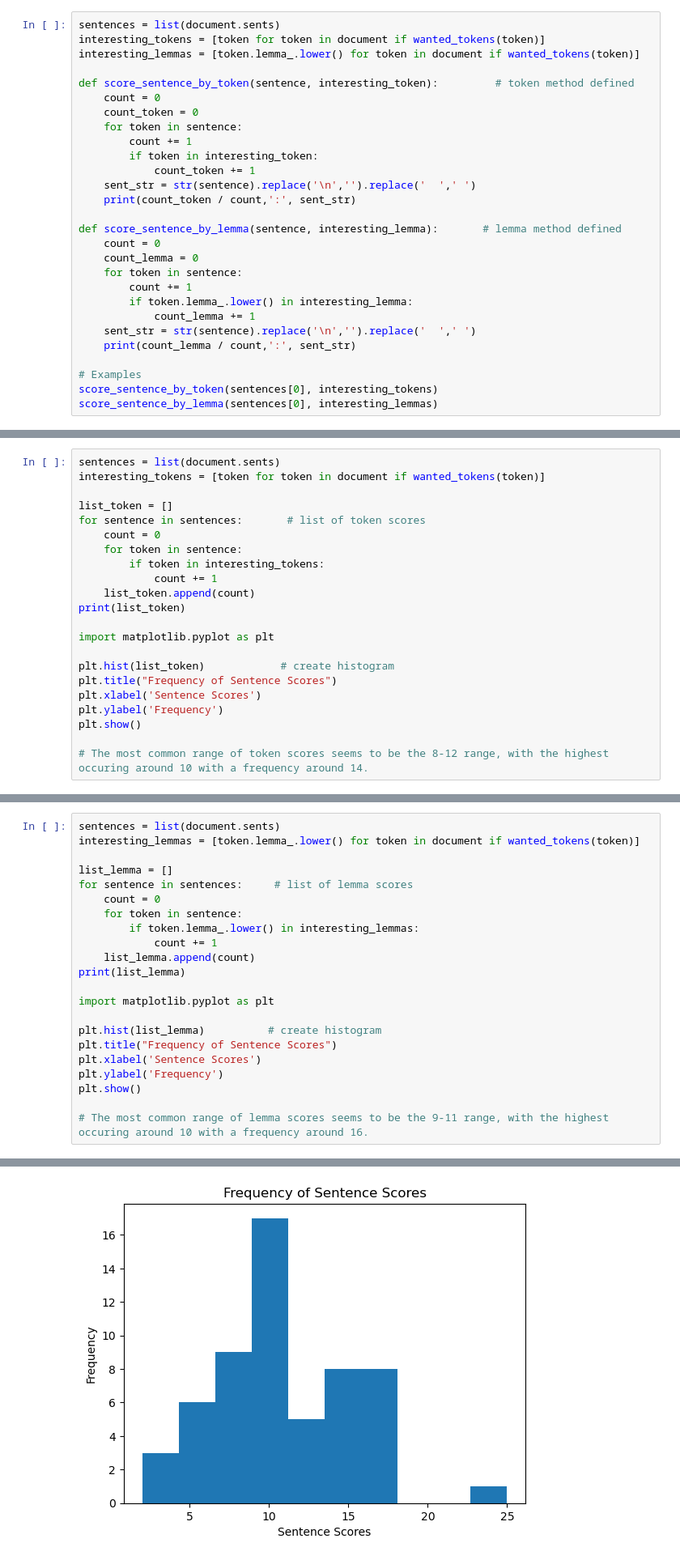
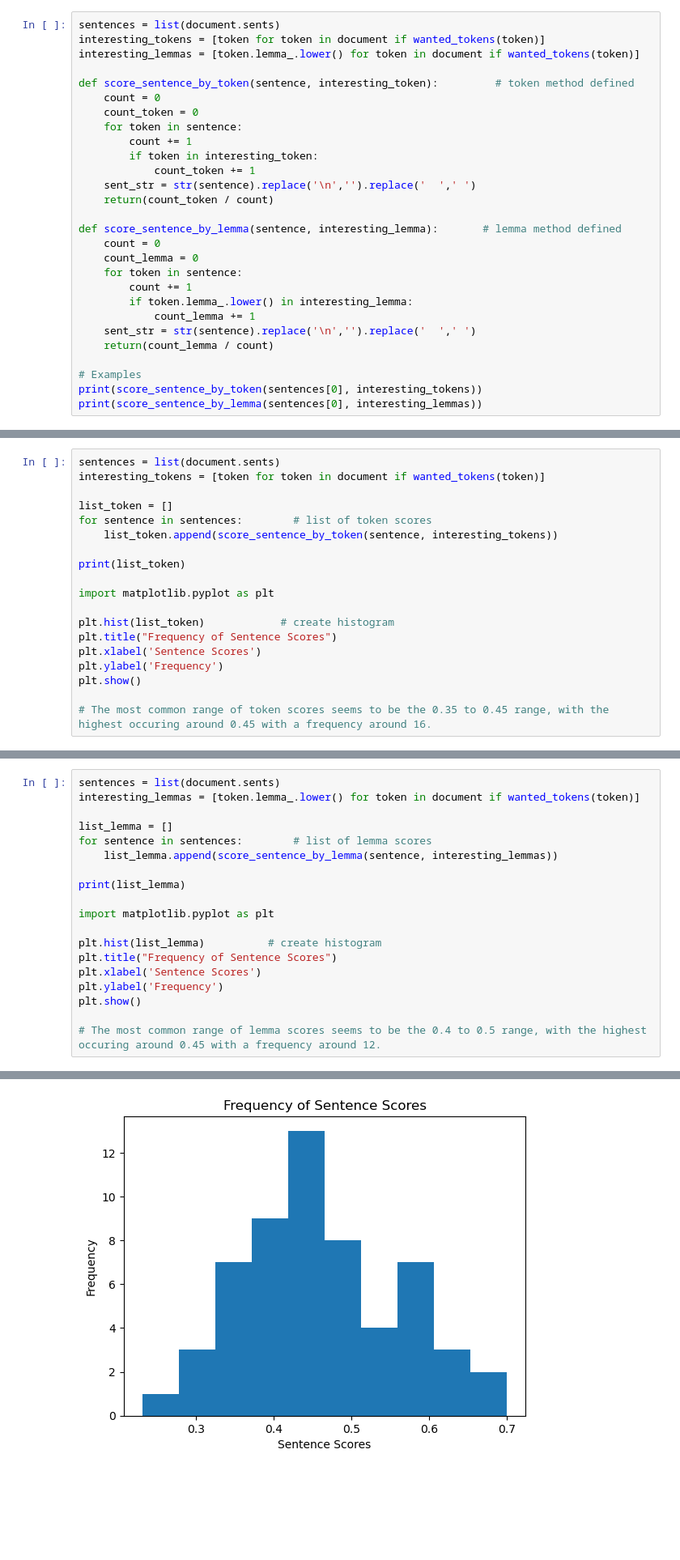
Before and after one commit to declayton/620-mod6, a Jupyter notebook: web-scraping.ipynb, the cells around one changed output, grey strips where cells are left out. Shown at 81% size. Cells and saved outputs as stored; diff of their text form; blank space fills up the shorter version.

```diff
--- a/web-scraping.ipynb
+++ b/web-scraping.ipynb
@@ -108,7 +108,7 @@ def score_sentence_by_token(sentence, interesting_token):         # token method
         if token in interesting_token:
             count_token += 1
     sent_str = str(sentence).replace('\n','').replace('  ',' ')
-    print(count_token / count,':', sent_str)
+    return(count_token / count)
 
 def score_sentence_by_lemma(sentence, interesting_lemma):       # lemma method defined
     count = 0
@@ -118,9 +118,9 @@ def score_sentence_by_lemma(sentence, interesting_lemma):       # lemma method d
         if token.lemma_.lower() in interesting_lemma:
             count_lemma += 1
     sent_str = str(sentence).replace('\n','').replace('  ',' ')
-    print(count_lemma / count,':', sent_str)
+    return(count_lemma / count)
 
 # Examples
-score_sentence_by_token(sentences[0], interesting_tokens)
-score_sentence_by_lemma(sentences[0], interesting_lemmas)
+print(score_sentence_by_token(sentences[0], interesting_tokens))
+print(score_sentence_by_lemma(sentences[0], interesting_lemmas))
 # %% [output]
@@ -133,12 +133,9 @@ sentences = list(document.sents)
 interesting_tokens = [token for token in document if wanted_tokens(token)]
 
 list_token = []
-for sentence in sentences:       # list of token scores
-    count = 0
-    for token in sentence:
-        if token in interesting_tokens:
-            count += 1
-    list_token.append(count)
+for sentence in sentences:        # list of token scores
+    list_token.append(score_sentence_by_token(sentence, interesting_tokens))
+
 print(list_token)
 
 import matplotlib.pyplot as plt
@@ -149,5 +146,5 @@ plt.xlabel('Sentence Scores')
 plt.ylabel('Frequency')
 plt.show()
 
-# The most common range of token scores seems to be the 8-12 range, with the highest occuring around 10 with a frequency around 14.
+# The most common range of token scores seems to be the 0.35 to 0.45 range, with the highest occuring around 0.45 with a frequency around 16.
 # %% [output]
@@ -160,12 +157,9 @@ sentences = list(document.sents)
 interesting_lemmas = [token.lemma_.lower() for token in document if wanted_tokens(token)]
 
 list_lemma = []
-for sentence in sentences:     # list of lemma scores
-    count = 0
-    for token in sentence:
-        if token.lemma_.lower() in interesting_lemmas:
-            count += 1
-    list_lemma.append(count)
+for sentence in sentences:        # list of lemma scores
+    list_lemma.append(score_sentence_by_lemma(sentence, interesting_lemmas))
+
 print(list_lemma)
 
 import matplotlib.pyplot as plt
@@ -176,5 +170,5 @@ plt.xlabel('Sentence Scores')
 plt.ylabel('Frequency')
 plt.show()
 
-# The most common range of lemma scores seems to be the 9-11 range, with the highest occuring around 10 with a frequency around 16.
+# The most common range of lemma scores seems to be the 0.4 to 0.5 range, with the highest occuring around 0.45 with a frequency around 12.
 # %% [output]
@@ -182,4 +176,4 @@ plt.show()
-[figure, old version]
+[figure, new version]
 # %% [markdown]
 8. Which tokens and lexems would be ommitted from the lists generated in questions 3 and 4 if we only wanted to consider nouns as interesting words?  How might we change the code to only consider nouns? Put your answer in this Markdown cell (you can edit it by double clicking it).
 
```
Also changed, not shown: parts of 3 cells of this notebook, 1 other file.
